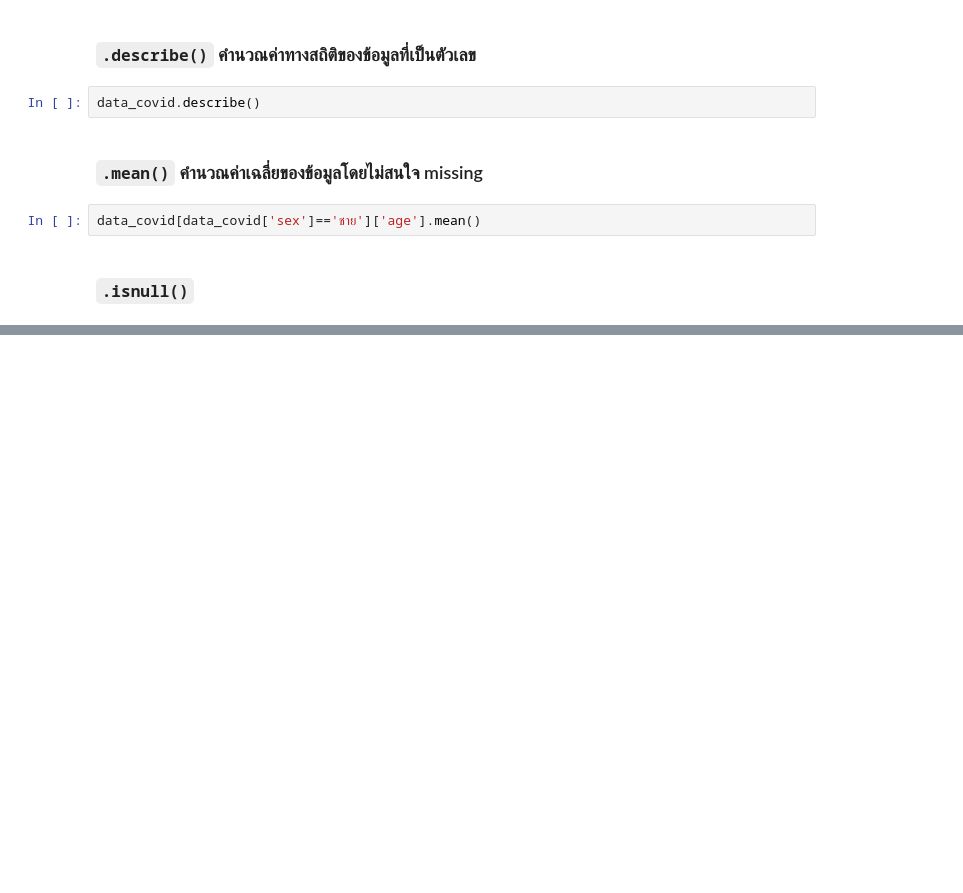
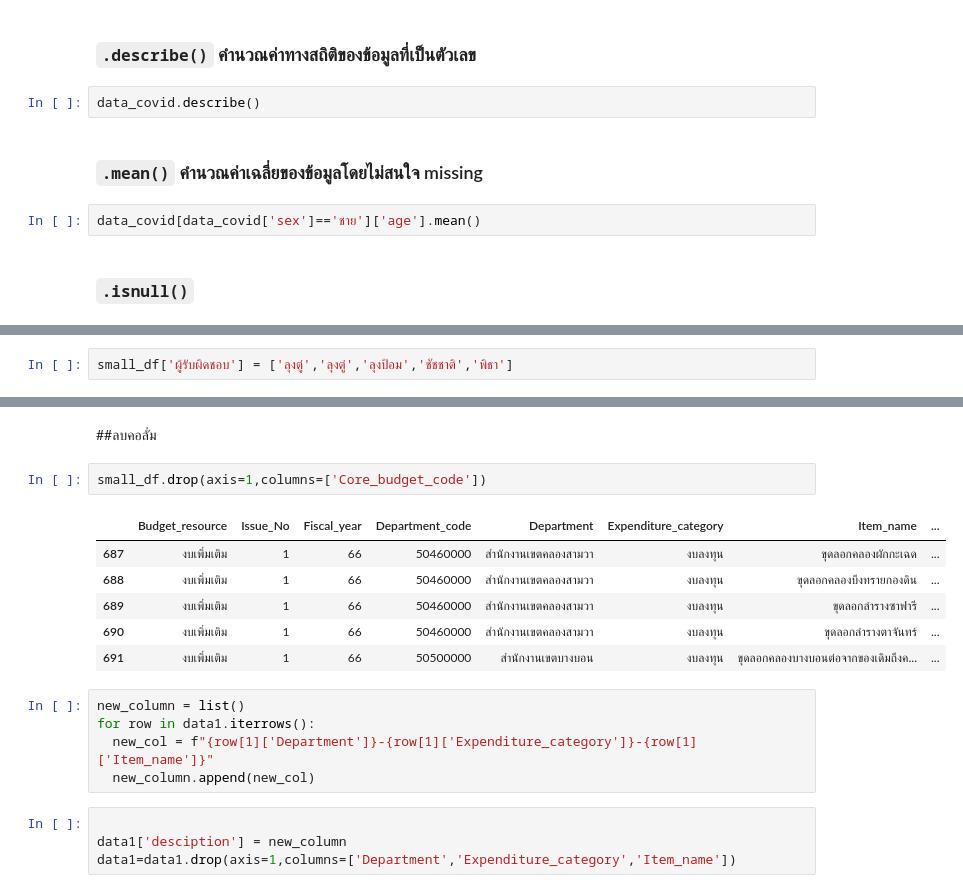
Before and after one commit to 643021273-8/python-_dataviz2023, a Jupyter notebook: Pandas101.ipynb, the cells around one changed output, grey strips where cells are left out. Cells and saved outputs as stored; diff of their text form; blank space fills up the shorter version.

```diff
--- a/Pandas101.ipynb
+++ b/Pandas101.ipynb
@@ -815,0 +483,2 @@ data_covid.isnull()
+# %%
+small_df['ผู้รับผิดชอบ'] = ['ลุงตู่','ลุงตู่','ลุงป้อม','ชัชชาติ','พิธา']
@@ -815,0 +500,20 @@ data_covid.isnull()
+# %% [markdown]
+##ลบคอลั่ม
+# %%
+small_df.drop(axis=1,columns=['Core_budget_code'])
+# %% [output]
+|  | Budget_resource | Issue_No | Fiscal_year | Department_code | Department | Expenditure_category | Item_name | ... |
+| 687 | งบเพิ่มเติม | 1 | 66 | 50460000 | สำนักงานเขตคลองสามวา | งบลงทุน | ขุดลอกคลองผักกะเฉด | ... |
+| 688 | งบเพิ่มเติม | 1 | 66 | 50460000 | สำนักงานเขตคลองสามวา | งบลงทุน | ขุดลอกคลองบึงทรายกองดิน | ... |
+| 689 | งบเพิ่มเติม | 1 | 66 | 50460000 | สำนักงานเขตคลองสามวา | งบลงทุน | ขุดลอกลำรางซาฟารี | ... |
+| 690 | งบเพิ่มเติม | 1 | 66 | 50460000 | สำนักงานเขตคลองสามวา | งบลงทุน | ขุดลอกลำรางตาจันทร์ | ... |
+| 691 | งบเพิ่มเติม | 1 | 66 | 50500000 | สำนักงานเขตบางบอน | งบลงทุน | ขุดลอกคลองบางบอนต่อจากของเดิมถึงค... | ... |
+# %%
+new_column = list()
+for row in data1.iterrows():
+  new_col = f"{row[1]['Department']}-{row[1]['Expenditure_category']}-{row[1]['Item_name']}"
+  new_column.append(new_col)
+# %%
+
+data1['desciption'] = new_column
+data1=data1.drop(axis=1,columns=['Department','Expenditure_category','Item_name'])
```
Also changed, not shown: parts of 80 cells of this notebook.
